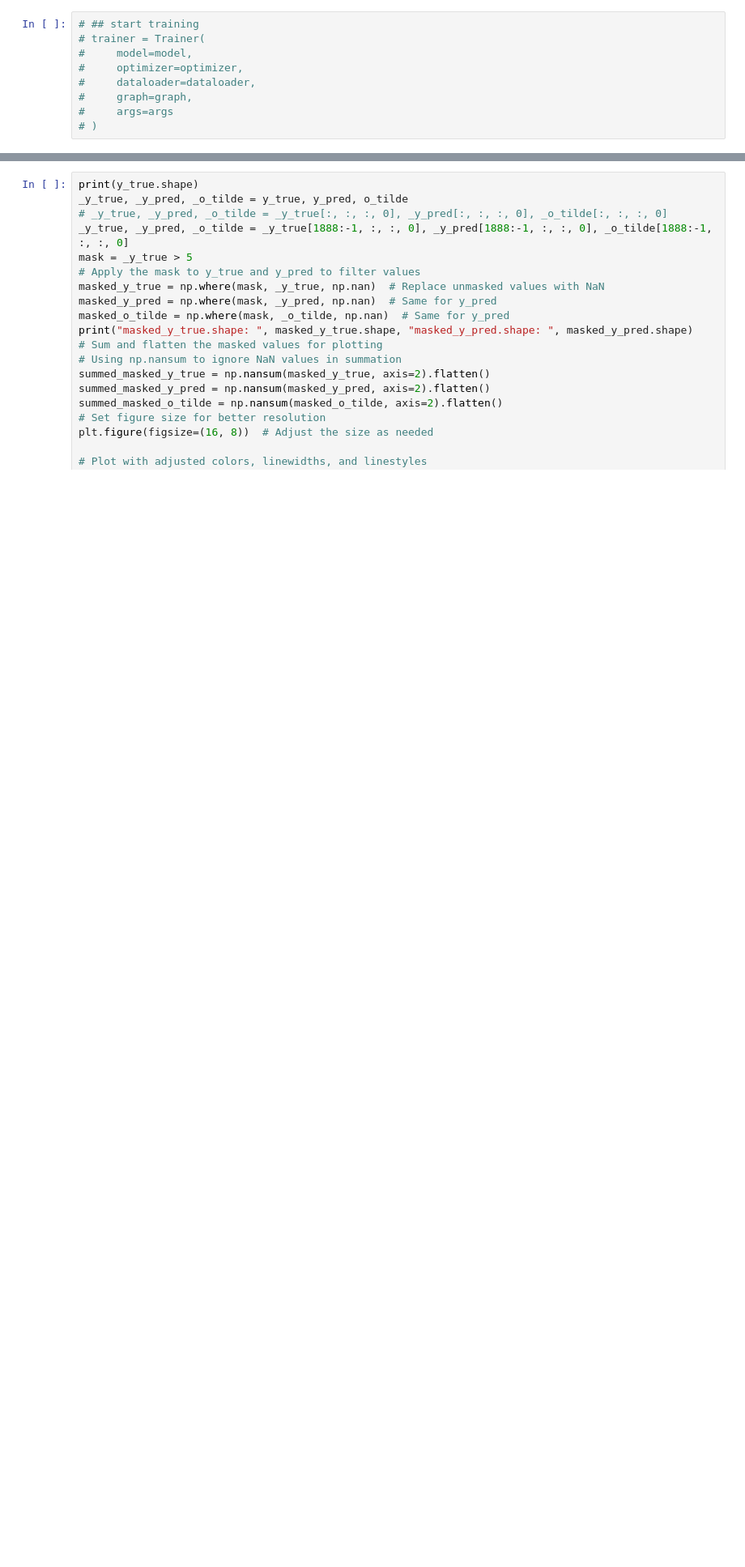
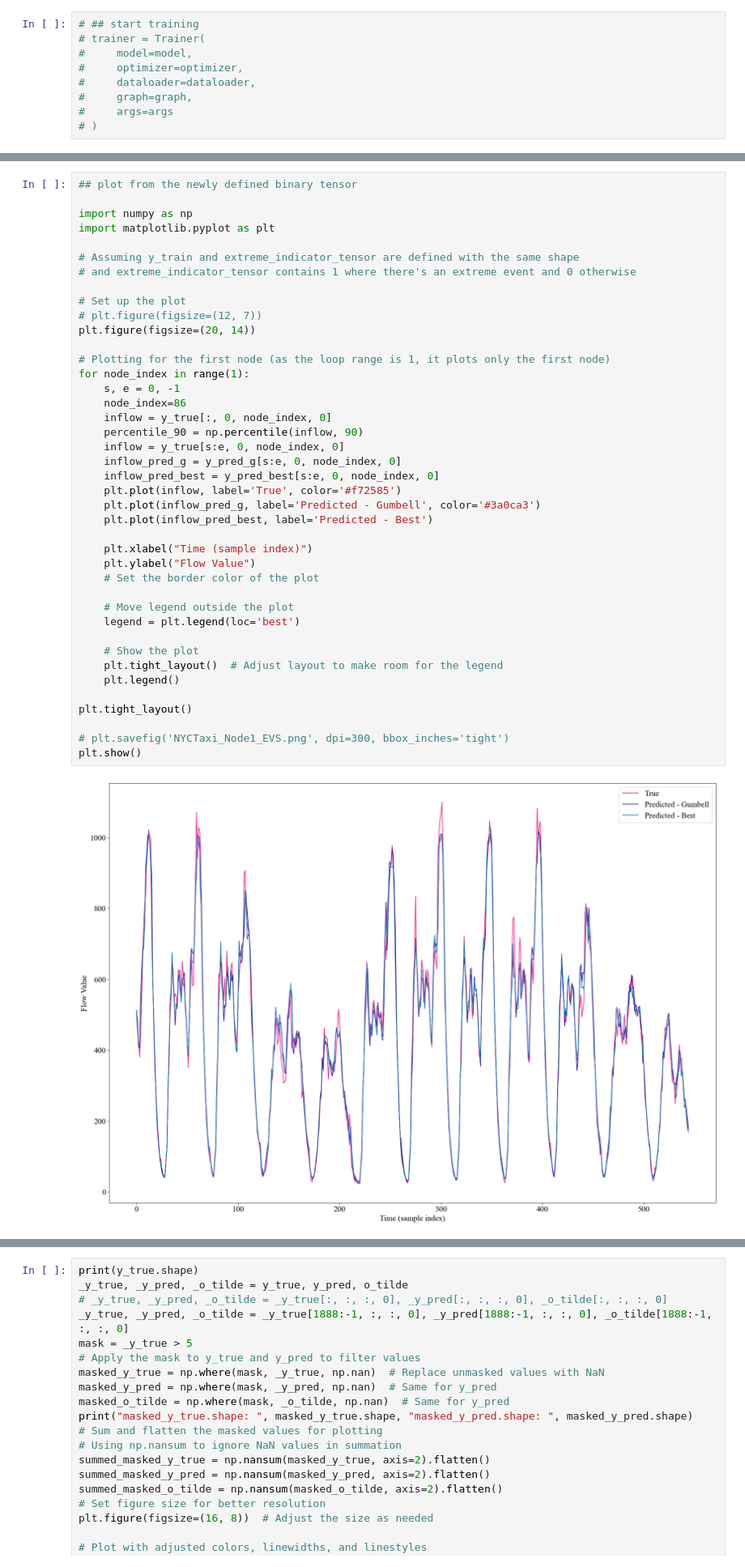
Before and after one commit to omerAJ/Hyb-STEX, a Jupyter notebook: plottingForPPR copy.ipynb, the cells around one changed output, grey strips where cells are left out. Shown at 81% size. Drawn from its saved outputs; the diff is of its cells as text; blank space fills up the shorter version.

```diff
--- a/plottingForPPR copy.ipynb
+++ b/plottingForPPR copy.ipynb
@@ -268,3 +282,46 @@ OUTFLOW, MAE: 89.04, MAPE: 139.7149%
+# %%
+## plot from the newly defined binary tensor
+
+import numpy as np
+import matplotlib.pyplot as plt
+
+# Assuming y_train and extreme_indicator_tensor are defined with the same shape
+# and extreme_indicator_tensor contains 1 where there's an extreme event and 0 otherwise
+
+# Set up the plot
+# plt.figure(figsize=(12, 7))
+plt.figure(figsize=(20, 14))
+
+# Plotting for the first node (as the loop range is 1, it plots only the first node)
+for node_index in range(1):
+    s, e = 0, -1
+    node_index=86
+    inflow = y_true[:, 0, node_index, 0]
+    percentile_90 = np.percentile(inflow, 90)
+    inflow = y_true[s:e, 0, node_index, 0]
+    inflow_pred_g = y_pred_g[s:e, 0, node_index, 0]
+    inflow_pred_best = y_pred_best[s:e, 0, node_index, 0]
+    plt.plot(inflow, label='True', color='#f72585')
+    plt.plot(inflow_pred_g, label='Predicted - Gumbell', color='#3a0ca3')
+    plt.plot(inflow_pred_best, label='Predicted - Best')
+
+    plt.xlabel("Time (sample index)")
+    plt.ylabel("Flow Value")
+    # Set the border color of the plot
+
+    # Move legend outside the plot
+    legend = plt.legend(loc='best')
+
+    # Show the plot
+    plt.tight_layout()  # Adjust layout to make room for the legend
+    plt.legend()
+
+plt.tight_layout()
+
+# plt.savefig('NYCTaxi_Node1_EVS.png', dpi=300, bbox_inches='tight')
+plt.show()
+# %% [output]
+[figure, added]
 # %%
 import numpy as np
 import matplotlib.pyplot as plt
```
Also changed, not shown: parts of 6 cells of this notebook.
